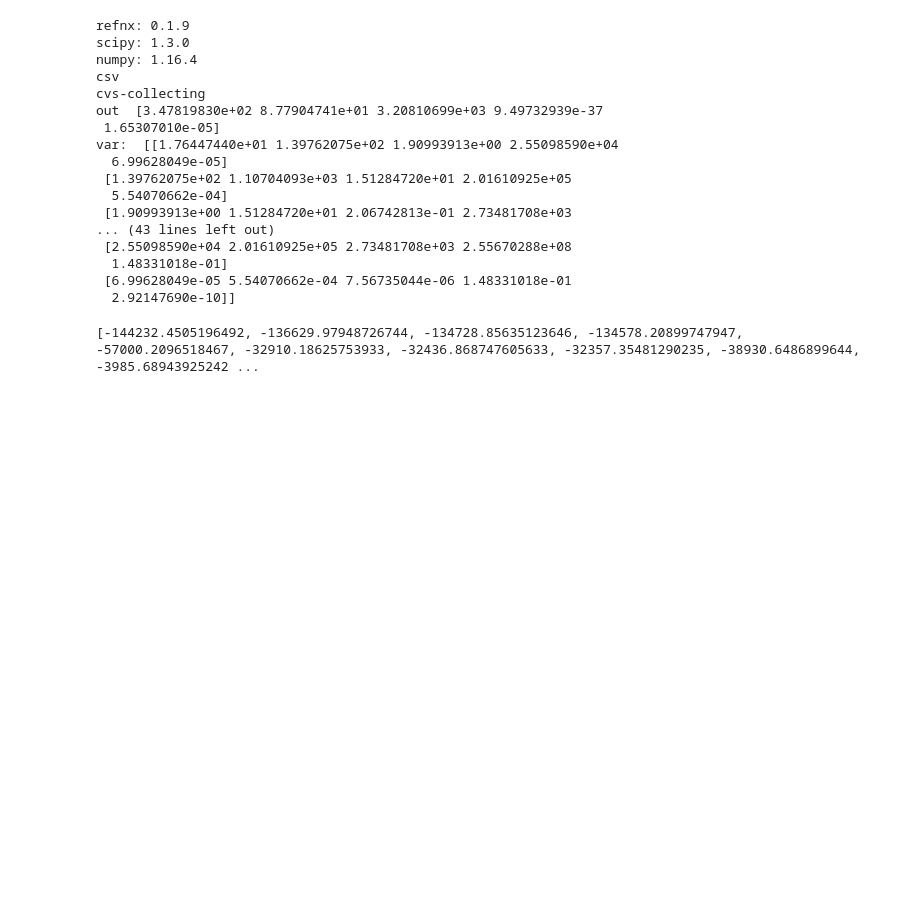
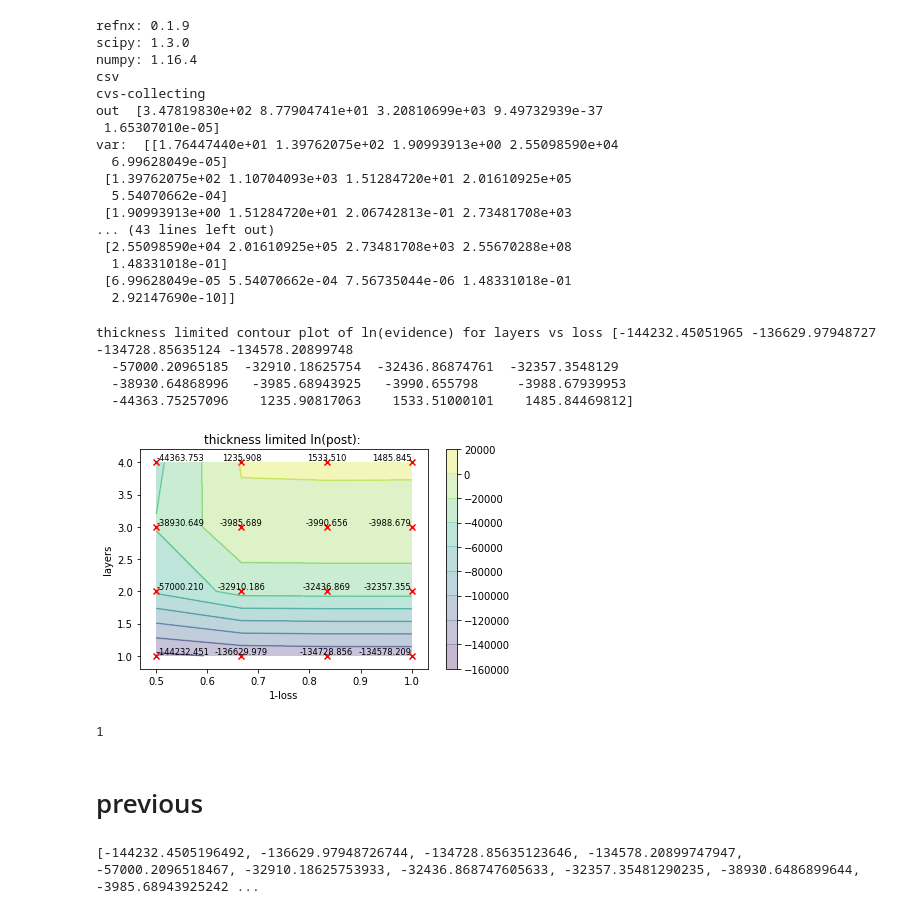
Before and after one commit to brotwasme/mphys, a Jupyter notebook: mphys/lossVsNLayers.ipynb, the cells around one changed output. Saved outputs shown, nothing was run; the diff lists cells and outputs as text; code cells hidden in the pictures; blank space fills up the shorter version.

```diff
--- a/mphys/lossVsNLayers.ipynb
+++ b/mphys/lossVsNLayers.ipynb
@@ -95,3 +131,24 @@ var:  [[1.76447440e+01 1.39762075e+02 1.90993913e+00 2.55098590e+04
+# %%
+line = np.array([-144232.4505196492, -136629.97948726744, -134728.85635123646, -134578.20899747947, -57000.2096518467, -32910.18625753933, -32436.868747605633, -32357.35481290235, -38930.6486899644, -3985.689439252428, -3990.6557979986624, -3988.679399532851, -44363.752570957986, 1235.90817062648, 1533.510001013522, 1485.8446981208751])
+nLayers = [i for i in range(1,5)]
+losses = np.linspace(0.5,1.,4)
+xlabel="1-loss"
+ylabel="layers"
+title="thickness limited contour plot of ln(evidence) for layers vs loss"
+meshGraph(line, losses, nLayers, xlabel, ylabel,"thickness limited ln(post): ", title)
+
+# line=np.array([-22028.184688274174, -21411.130122513667, -20803.32327289713, -20710.614379519593, -8527.527221022197, -7092.5936011602935, -6987.740416257086, -6968.700627526253, -2826.7346983527063, -1294.5262220939194, -1287.7645545727062, -1289.860225072015, -1818.2508356726373, 72.29432028604006, 91.11035384560891, 89.53605708217408])
+# title="not thickness limited contour plot of ln(evidence) for layers vs loss"
+# meshGraph(line, losses, nLayers, xlabel, ylabel,"not thickness limited ln(post): ", title)
+# %% [output]
+thickness limited contour plot of ln(evidence) for layers vs loss [-144232.45051965 -136629.97948727 -134728.85635124 -134578.20899748
+  -57000.20965185  -32910.18625754  -32436.86874761  -32357.3548129
+  -38930.64868996   -3985.68943925   -3990.655798     -3988.67939953
+  -44363.75257096    1235.90817063    1533.51000101    1485.84469812]
+[figure, added]
+1
+# %% [markdown]
+# previous
 # %%
 print(lnPosts)
 lenLosses = len(losses)
```
Also changed, not shown: parts of 2 cells of this notebook, 3 other files.
